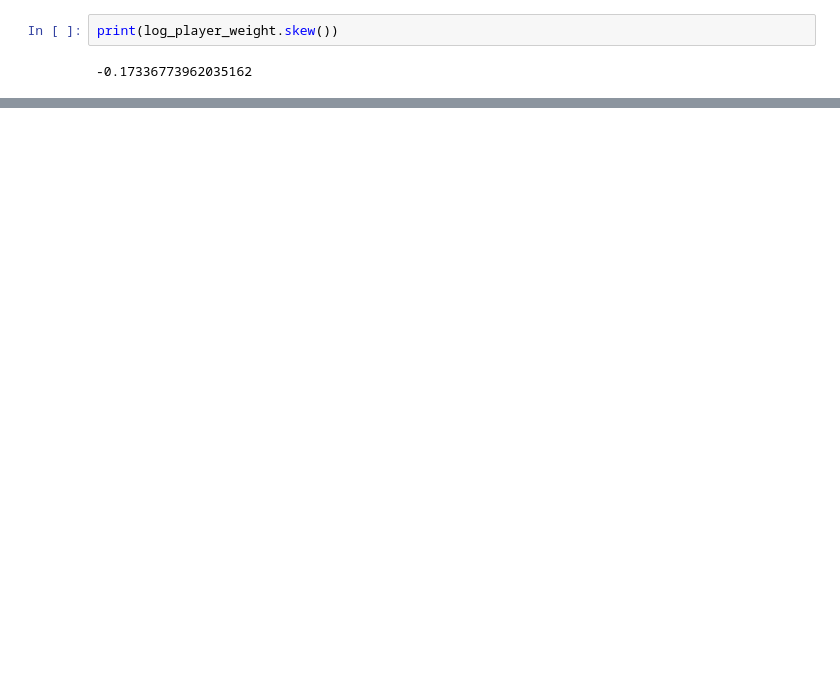
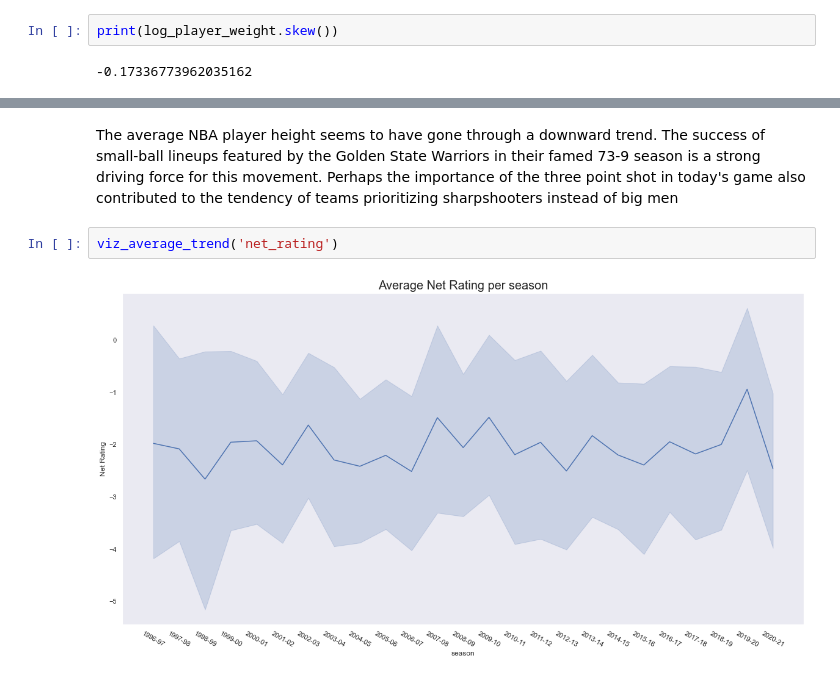
Before and after one commit to aoehiagwina/NBA_EDA, a Jupyter notebook: NBA Exploratory Data Analysis.ipynb, the cells around one changed output, grey strips where cells are left out. Saved outputs shown, nothing was run; the diff lists cells and outputs as text; blank space fills up the shorter version.

```diff
--- a/NBA Exploratory Data Analysis.ipynb
+++ b/NBA Exploratory Data Analysis.ipynb
@@ -211,0 +239,6 @@ sns.displot(player_weight)
+# %% [markdown]
+The average NBA player height seems to have gone through a downward trend. The success of small-ball lineups featured by the Golden State Warriors in their famed 73-9 season is a strong driving force for this movement. Perhaps the importance of the three point shot in today's game also contributed to the tendency of teams prioritizing sharpshooters instead of big men
+# %%
+viz_average_trend('net_rating')
+# %% [output]
+[figure, added]
```
Also changed, not shown: parts of 10 cells of this notebook.
